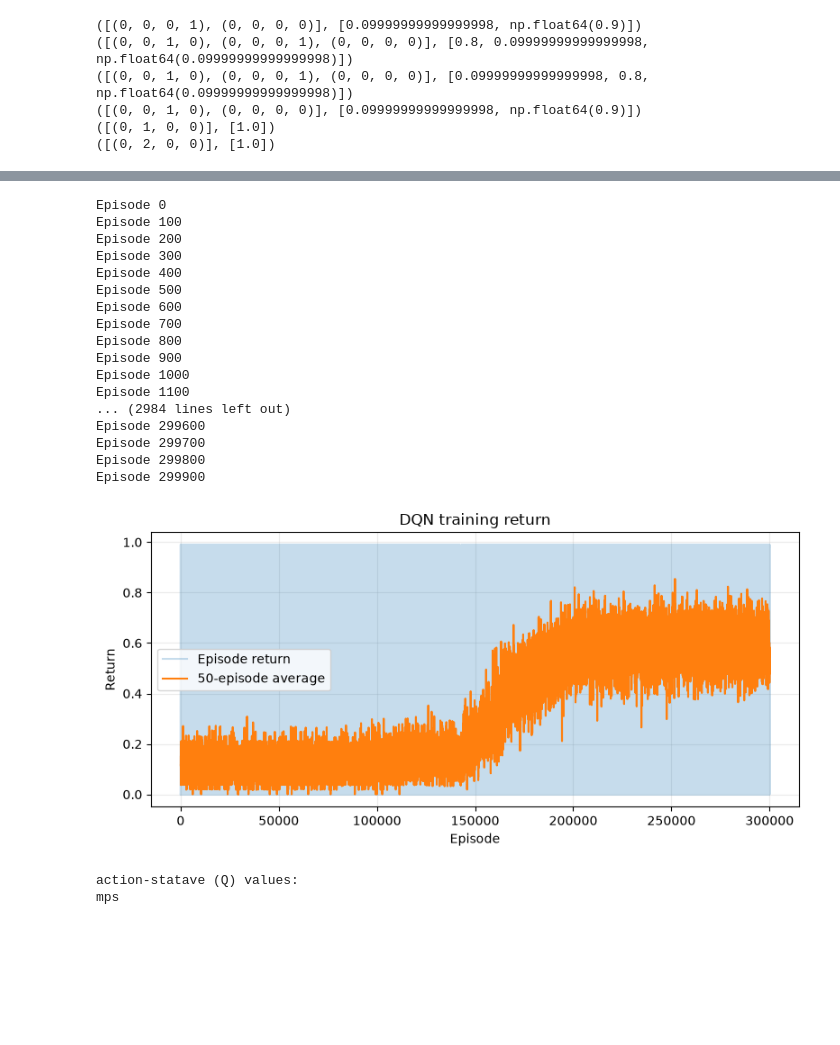
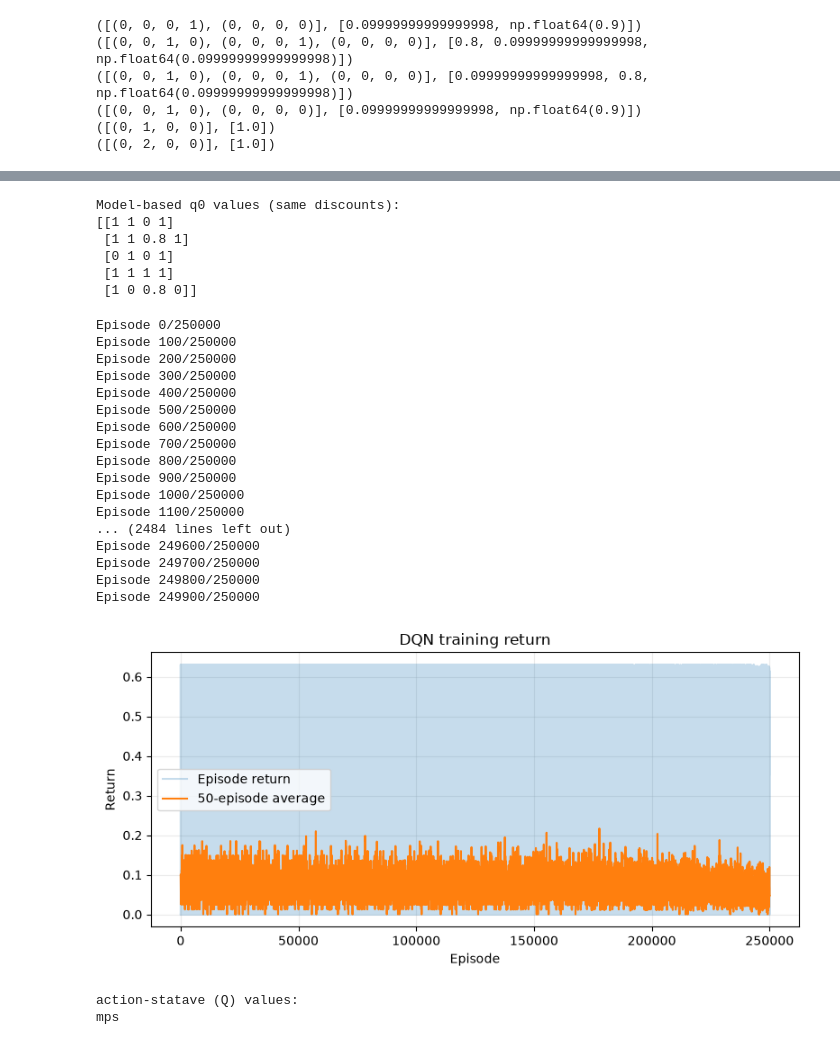
Before and after one commit to connorbrooks18/RL_With_LTL_Constraints, a Jupyter notebook: safe absorbing states.ipynb, the cells around one changed output, grey strips where cells are left out. Drawn from its saved outputs; the diff is of its cells as text; code cells hidden in the pictures; blank space fills up the shorter version.

```diff
--- a/safe absorbing states.ipynb
+++ b/safe absorbing states.ipynb
@@ -245,25 +250,39 @@ generating a random state (0, 2, 4, 2)
-# %%
-Q=csrl.deep_q_learning(T=100, K=300_000)  # uniform random grid-cell start, including c and blocked cells
-# Original episode length and count: T=100, K=100,000.
-# %% [output]
-Episode 0
-Episode 100
-Episode 200
-Episode 300
-Episode 400
-Episode 500
-Episode 600
-Episode 700
-Episode 800
-Episode 900
-Episode 1000
-Episode 1100
-... (2984 lines left out)
-Episode 299600
-Episode 299700
-Episode 299800
-Episode 299900
-[figure, removed]
+# %%
+# Reference solution for this small, known grid. The DQN is model-free;
+# this model-based value iteration gives the discounted values to compare against.
+reference_value = csrl.value_iteration(threshold=1e-5)
+reference_q0 = reference_value[0, oa.q0]
+print("Model-based q0 values (same discounts):")
+print(np.round(reference_q0, 2))
+# %% [output]
+Model-based q0 values (same discounts):
+[[1 1 0 1]
+ [1 1 0.8 1]
+ [0 1 0 1]
+ [1 1 1 1]
+ [1 0 0.8 0]]
+# %%
+# DQN needs more samples than the paper tabular run (100,000 episodes).
+Q = csrl.deep_q_learning(T=100, K=250_000)
+# %% [output]
+Episode 0/250000
+Episode 100/250000
+Episode 200/250000
+Episode 300/250000
+Episode 400/250000
+Episode 500/250000
+Episode 600/250000
+Episode 700/250000
+Episode 800/250000
+Episode 900/250000
+Episode 1000/250000
+Episode 1100/250000
+... (2484 lines left out)
+Episode 249600/250000
+Episode 249700/250000
+Episode 249800/250000
+Episode 249900/250000
+[figure, added]
 # %%
 print('action-statave (Q) values:')
 import torch
```
Also changed, not shown: parts of 8 cells of this notebook, 2 other files.
